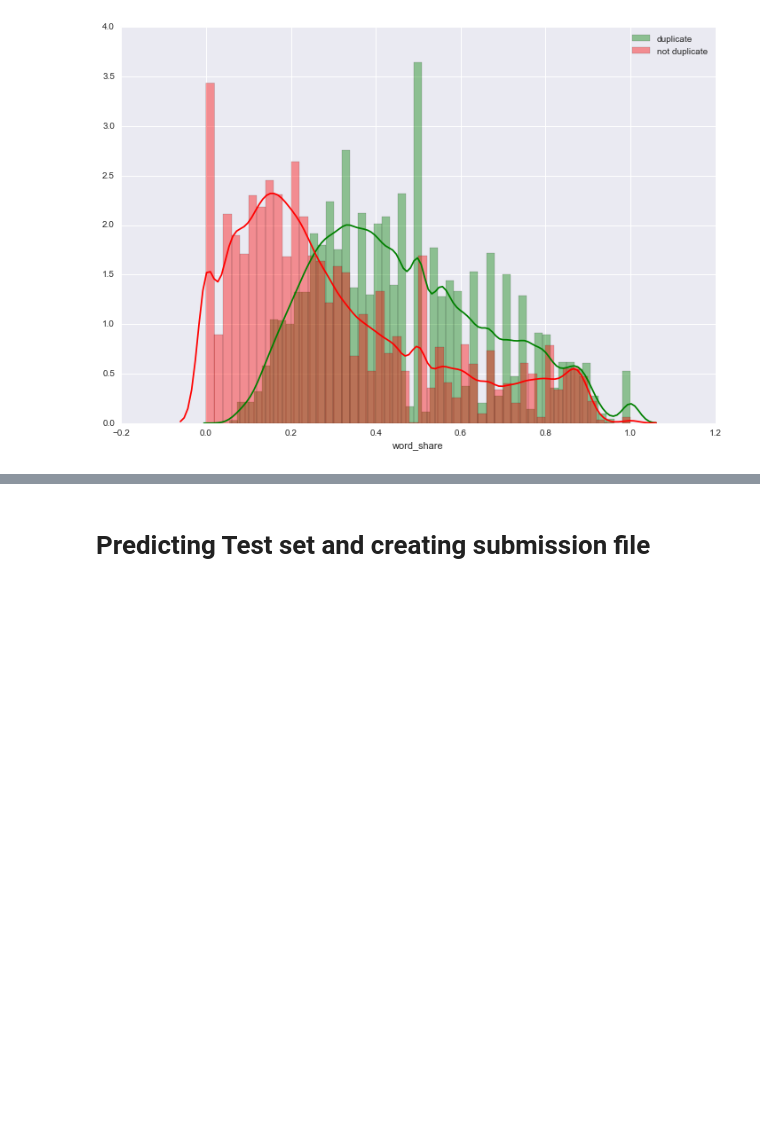
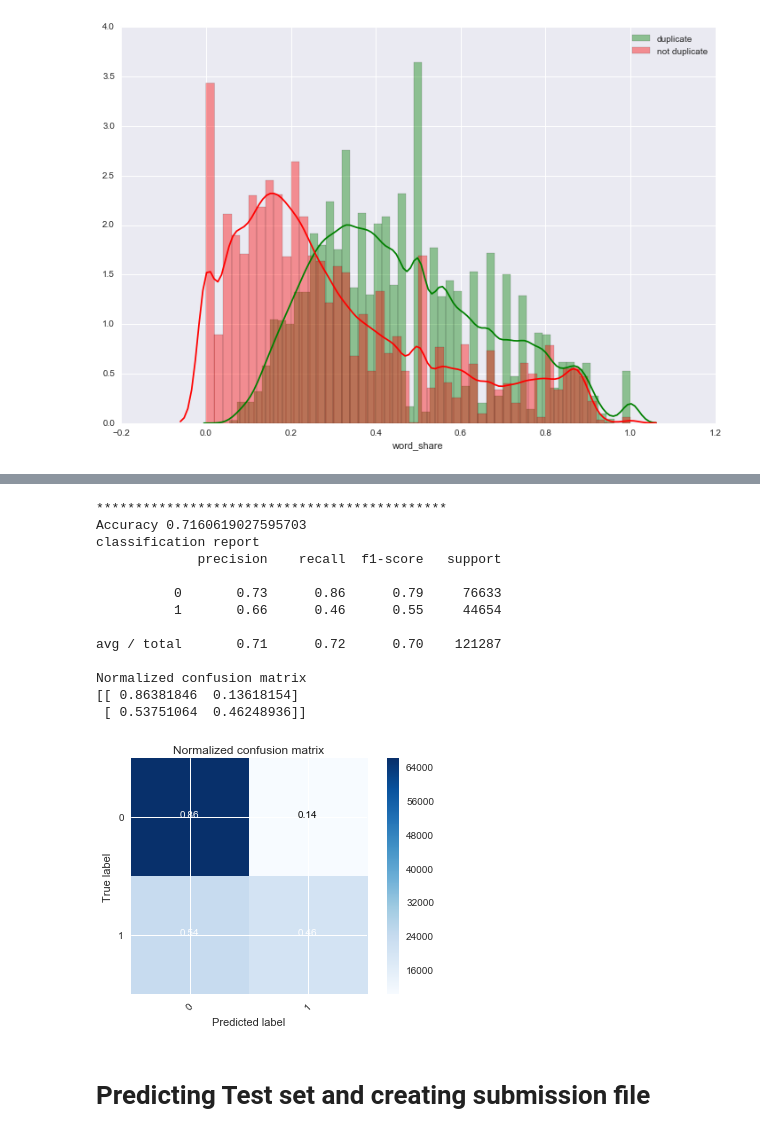
Before and after one commit to itaraday/QuoraQuestion, a Jupyter notebook: Quora.ipynb, the cells around one changed output, grey strips where cells are left out. Cells and saved outputs as stored; diff of their text form; code cells hidden in the pictures; blank space fills up the shorter version.

```diff
--- a/Quora.ipynb
+++ b/Quora.ipynb
@@ -181,0 +222,4 @@ plt.legend()
+# %%
+y = train["is_duplicate"]
+df_train = train[["word_share", "freq"]]
+X_train, X_test, y_train, y_test = train_test_split(df_train, y, test_size=0.3, random_state=0)
@@ -182,3 +262,30 @@ plt.legend()
+# %%
+lr = LogisticRegression()
+lr.fit(X_train,y_train)
+y_pred= lr.predict(X_test)
+print("*********************************************")
+print("Accuracy {}".format(met.accuracy_score(y_test, y_pred)))
+print("classification report \n{}".format(met.classification_report(y_test, y_pred)))
+cnf_matrix = met.confusion_matrix(y_test,y_pred)
+plt.figure()
+plot_confusion_matrix(cnf_matrix, classes=class_names, normalize=True,
+                              title='Normalized confusion matrix')
+plt.show()
+# %% [output]
+*********************************************
+Accuracy 0.7160619027595703
+classification report
+             precision    recall  f1-score   support
+
+          0       0.73      0.86      0.79     76633
+          1       0.66      0.46      0.55     44654
+
+avg / total       0.71      0.72      0.70    121287
+
+Normalized confusion matrix
+[[ 0.86381846  0.13618154]
+ [ 0.53751064  0.46248936]]
+[figure, added]
 # %% [markdown]
 <h1>Predicting Test set and creating submission file</h1>
 # %%
```
Also changed, not shown: parts of 10 cells of this notebook.
